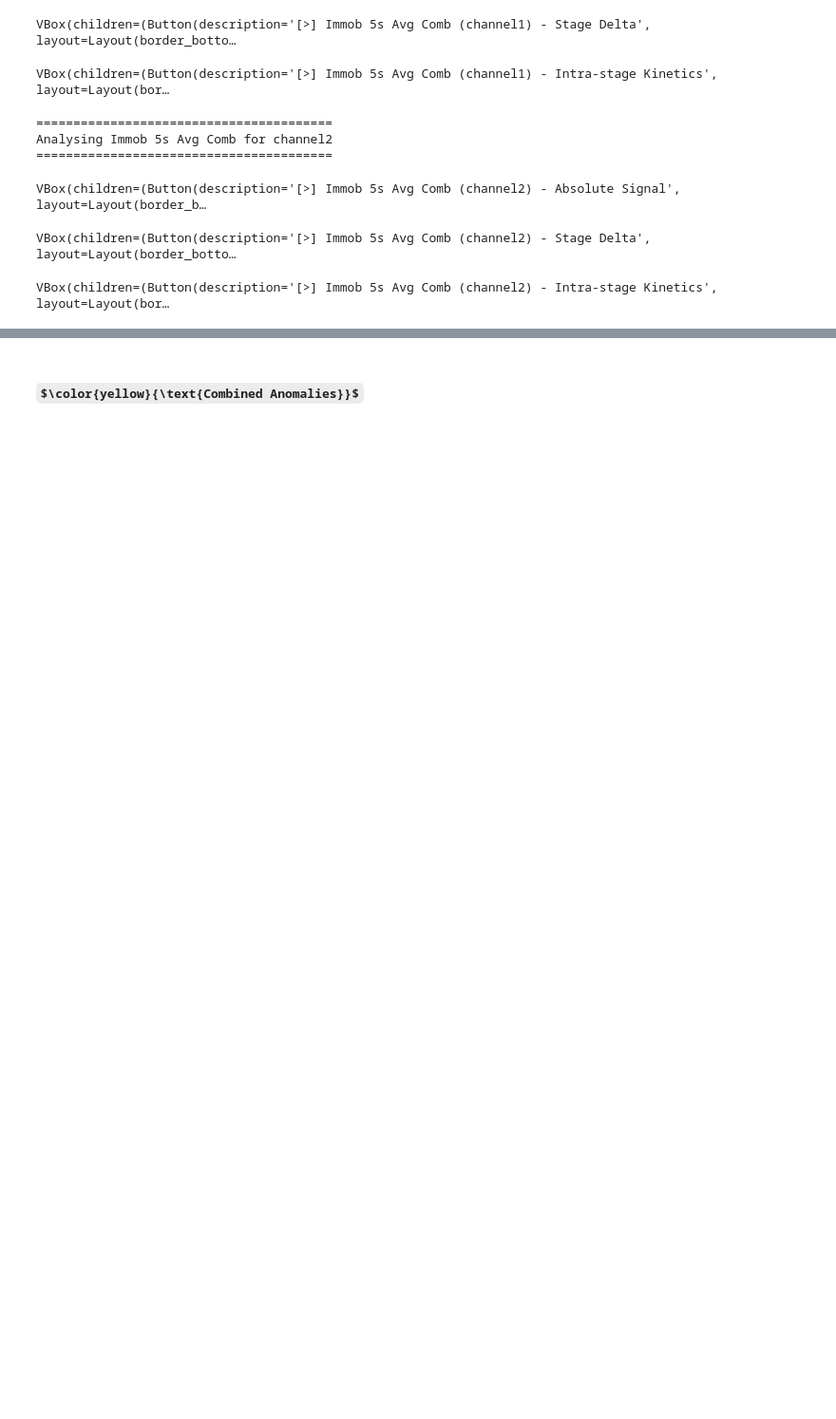
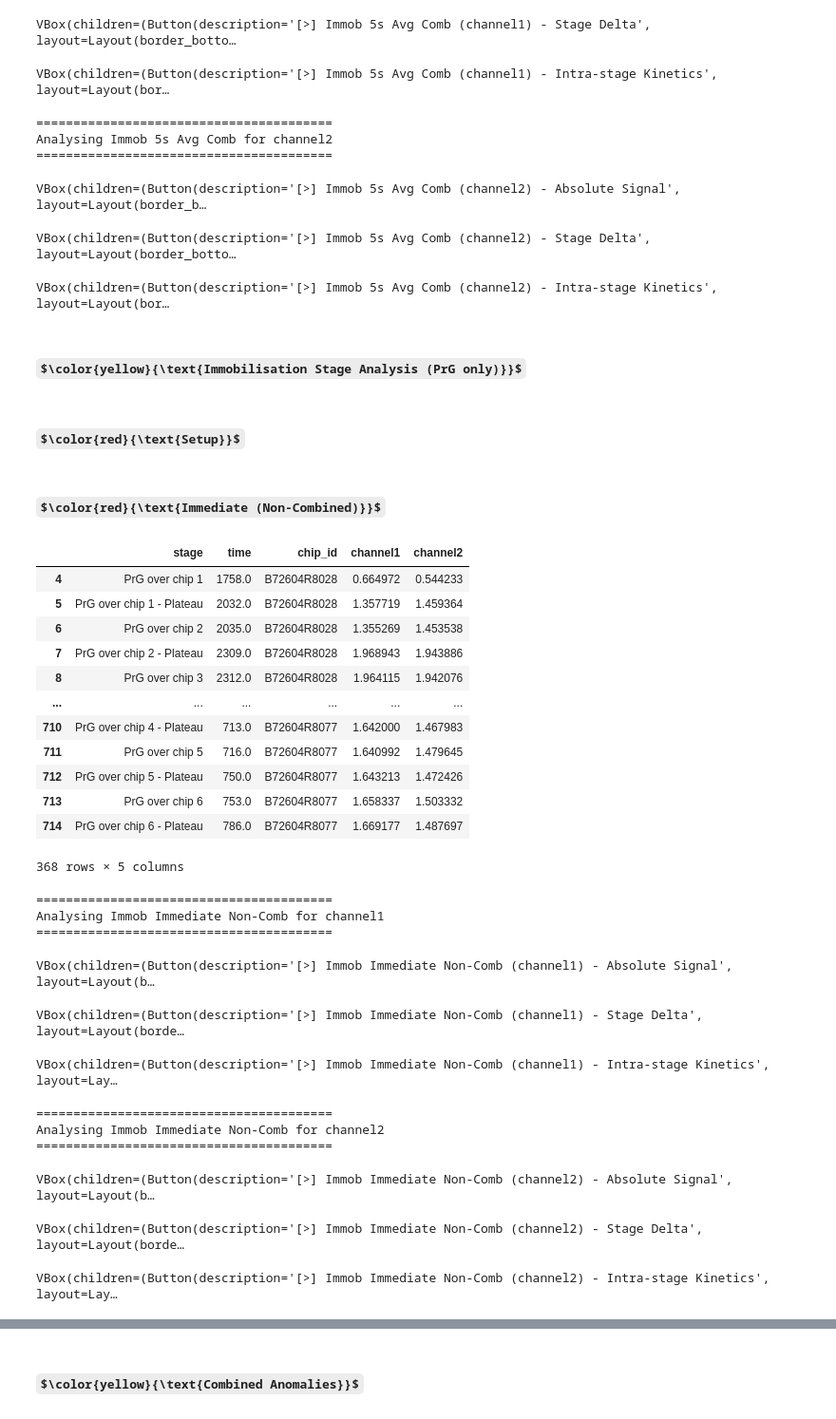
Before and after one commit to Callum88997/Causeway-Sensors, a Jupyter notebook: titan_analysis.ipynb, the cells around one changed output, grey strips where cells are left out. Shown at 95% size. Cells and saved outputs as stored; diff of their text form; code cells hidden in the pictures; some formulas as TeX source; blank space fills up the shorter version.

```diff
--- a/titan_analysis.ipynb
+++ b/titan_analysis.ipynb
@@ -759,3 +750,66 @@ Analysing Immob 5s Avg Comb for channel2
 VBox(children=(Button(description='[>] Immob 5s Avg Comb (channel2) - Absolute Signal', layout=Layout(border_b…
 VBox(children=(Button(description='[>] Immob 5s Avg Comb (channel2) - Stage Delta', layout=Layout(border_botto…
 VBox(children=(Button(description='[>] Immob 5s Avg Comb (channel2) - Intra-stage Kinetics', layout=Layout(bor…
+# %% [markdown]
+## $\color{yellow}{\text{Immobilisation Stage Analysis (PrG only)}}$
+# %% [markdown]
+### $\color{red}{\text{Setup}}$
+# %%
+def run_immob_channel_analysis_prg(norm_df, change_df, intra_df, split_title):
+    '''Helper function to run anomaly detection on Channel 1 and Channel 2 independently.'''
+
+    # Filter all dataframes to only include rows where 'stage' starts with 'PrG'
+    norm_df = norm_df[norm_df['stage'].str.startswith('PrG', na=False)]
+    change_df = change_df[change_df['stage'].str.startswith('PrG', na=False)]
+    intra_df = intra_df[intra_df['stage'].str.startswith('PrG', na=False)]
+
+    split_results_prg = {}
+
+    display(norm_df)
+    for ch in immob_channels:
+        print(f"\n{'='*40}\nAnalysing {split_title} for {ch}\n{'='*40}")
+
+        wide, change_wide, intra_wide, abs_anom, delta_anom, intra_anom, ensemble = analyse_immob_split(norm_df, change_df, intra_df, split_name=f'{split_title} ({ch})', val_col=ch, change_col=f'{ch}_change', intra_val_col=ch, title=f'{split_title} ({ch})')
+
+        split_results_prg[ch] = {
+            'wide': wide,
+            'change_wide': change_wide,
+            'intra_wide': intra_wide,
+            'outliers_abs': abs_anom,
+            'outliers_delta': delta_anom,
+            'outliers_intra': intra_anom,
+            'ensemble_failures': ensemble
+        }
+
+    return split_results_prg
+# %% [markdown]
+### $\color{red}{\text{Immediate (Non-Combined)}}$
+# %%
+# Analyses immediate non-combined immobilisation measurements for anomalies
+imp_results_prg = run_immob_channel_analysis_prg(imp_norm, imp_changes, imp_intra, 'Immob Immediate Non-Comb')
+# %% [output]
+|  | stage | time | chip_id | channel1 | channel2 |
+| 4 | PrG over chip 1 | 1758.0 | B72604R8028 | 0.664972 | 0.544233 |
+| 5 | PrG over chip 1 - Plateau | 2032.0 | B72604R8028 | 1.357719 | 1.459364 |
+| 6 | PrG over chip 2 | 2035.0 | B72604R8028 | 1.355269 | 1.453538 |
+| 7 | PrG over chip 2 - Plateau | 2309.0 | B72604R8028 | 1.968943 | 1.943886 |
+| 8 | PrG over chip 3 | 2312.0 | B72604R8028 | 1.964115 | 1.942076 |
+| ... | ... | ... | ... | ... | ... |
+| 710 | PrG over chip 4 - Plateau | 713.0 | B72604R8077 | 1.642000 | 1.467983 |
+| 711 | PrG over chip 5 | 716.0 | B72604R8077 | 1.640992 | 1.479645 |
+| 712 | PrG over chip 5 - Plateau | 750.0 | B72604R8077 | 1.643213 | 1.472426 |
+| 713 | PrG over chip 6 | 753.0 | B72604R8077 | 1.658337 | 1.503332 |
+| 714 | PrG over chip 6 - Plateau | 786.0 | B72604R8077 | 1.669177 | 1.487697 |
+368 rows × 5 columns
+========================================
+Analysing Immob Immediate Non-Comb for channel1
+========================================
+VBox(children=(Button(description='[>] Immob Immediate Non-Comb (channel1) - Absolute Signal', layout=Layout(b…
+VBox(children=(Button(description='[>] Immob Immediate Non-Comb (channel1) - Stage Delta', layout=Layout(borde…
+VBox(children=(Button(description='[>] Immob Immediate Non-Comb (channel1) - Intra-stage Kinetics', layout=Lay…
+========================================
+Analysing Immob Immediate Non-Comb for channel2
+========================================
+VBox(children=(Button(description='[>] Immob Immediate Non-Comb (channel2) - Absolute Signal', layout=Layout(b…
+VBox(children=(Button(description='[>] Immob Immediate Non-Comb (channel2) - Stage Delta', layout=Layout(borde…
+VBox(children=(Button(description='[>] Immob Immediate Non-Comb (channel2) - Intra-stage Kinetics', layout=Lay…
```
Also changed, not shown: parts of 78 cells of this notebook, 1 other file.
